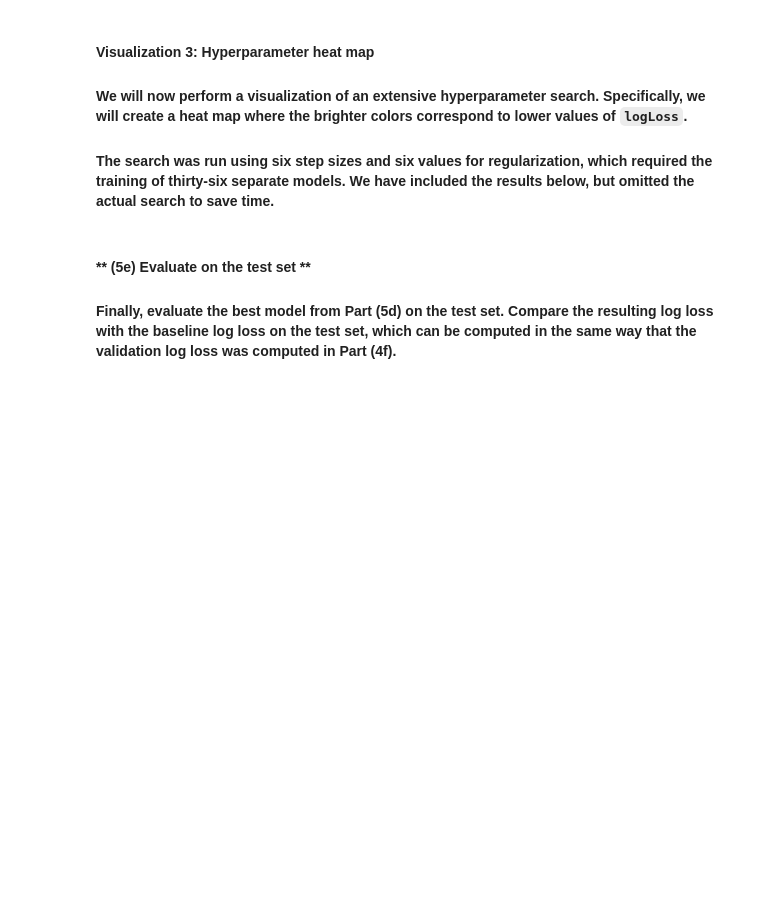
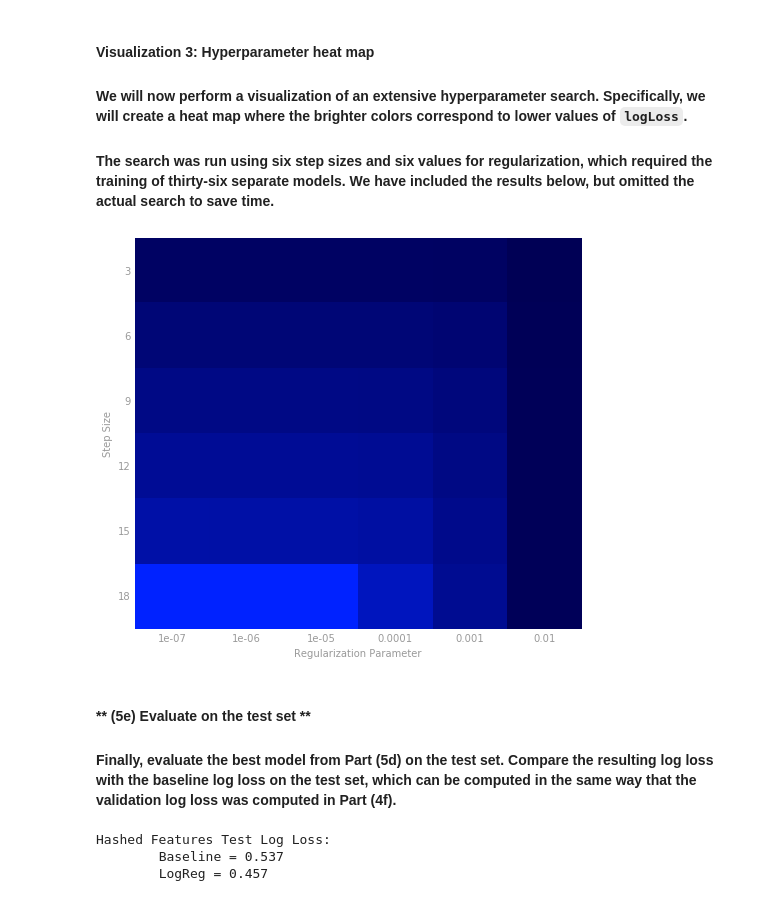
Before and after one commit to dails08/261, a Jupyter notebook: week12/MIDS-MLS-Project-Criteo-CTR.ipynb, the cells around one changed output. Cells and saved outputs as stored; diff of their text form; code cells hidden in the pictures; blank space fills up the shorter version.

```diff
--- a/week12/MIDS-MLS-Project-Criteo-CTR.ipynb
+++ b/week12/MIDS-MLS-Project-Criteo-CTR.ipynb
@@ -1159,42 +1211,51 @@ Test.assertTrue(np.allclose(bestLogLoss, 0.4481683608), 'incorrect value for bes
 # %%
 from matplotlib.colors import LinearSegmentedColormap
 
 # Saved parameters and results.  Eliminate the time required to run 36 models
 stepSizes = [3, 6, 9, 12, 15, 18]
 regParams = [1e-7, 1e-6, 1e-5, 1e-4, 1e-3, 1e-2]
 logLoss = np.array([[ 0.45808431,  0.45808493,  0.45809113,  0.45815333,  0.45879221,  0.46556321],
                     [ 0.45188196,  0.45188306,  0.4518941,   0.4520051,   0.45316284,  0.46396068],
                     [ 0.44886478,  0.44886613,  0.44887974,  0.44902096,  0.4505614,   0.46371153],
                     [ 0.44706645,  0.4470698,   0.44708102,  0.44724251,  0.44905525,  0.46366507],
                     [ 0.44588848,  0.44589365,  0.44590568,  0.44606631,  0.44807106,  0.46365589],
                     [ 0.44508948,  0.44509474,  0.44510274,  0.44525007,  0.44738317,  0.46365405]])
 
 numRows, numCols = len(stepSizes), len(regParams)
-logLoss = np.array(logLoss)
+# logLoss = np.array(logLoss)
 logLoss.shape = (numRows, numCols)
 
 fig, ax = preparePlot(np.arange(0, numCols, 1), np.arange(0, numRows, 1), figsize=(8, 7),
                       hideLabels=True, gridWidth=0.)
 ax.set_xticklabels(regParams), ax.set_yticklabels(stepSizes)
 ax.set_xlabel('Regularization Parameter'), ax.set_ylabel('Step Size')
 
 colors = LinearSegmentedColormap.from_list('blue', ['#0022ff', '#000055'], gamma=.2)
 image = plt.imshow(logLoss,interpolation='nearest', aspect='auto',
                     cmap = colors)
 pass
+# %% [output]
+[figure, added]
 # %% [markdown]
 #### ** (5e) Evaluate on the test set **
 #### Finally, evaluate the best model from Part (5d) on the test set.  Compare the resulting log loss with the baseline log loss on the test set, which can be computed in the same way that the validation log loss was computed in Part (4f).
 # %%
 # TODO: Replace <FILL IN> with appropriate code
 # Log loss for the best model from (5d)
-logLossTest = <FILL IN>
+logLossTest = evaluateResults(bestModel, hashTestData)
 
 # Log loss for the baseline model
-logLossTestBaseline = <FILL IN>
+logLossTestBaseline = hashTestData.map(lambda x: computeLogLoss(broadcastFracTrain.value, x.label))\
+                            .map(lambda x: (x, 1))\
+                            .reduce(lambda x, y: (x[0]+y[0], x[1]+y[1]))
+logLossTestBaseline = logLossTestBaseline[0]/logLossTestBaseline[1]
 
 print ('Hashed Features Test Log Loss:\n\tBaseline = {0:.3f}\n\tLogReg = {1:.3f}'
        .format(logLossTestBaseline, logLossTest))
+# %% [output]
+Hashed Features Test Log Loss:
+        Baseline = 0.537
+        LogReg = 0.457
 # %%
 # TEST Evaluate on the test set (5e)
 Test.assertTrue(np.allclose(logLossTestBaseline, 0.537438),
```
Also changed, not shown: parts of 13 cells of this notebook.
